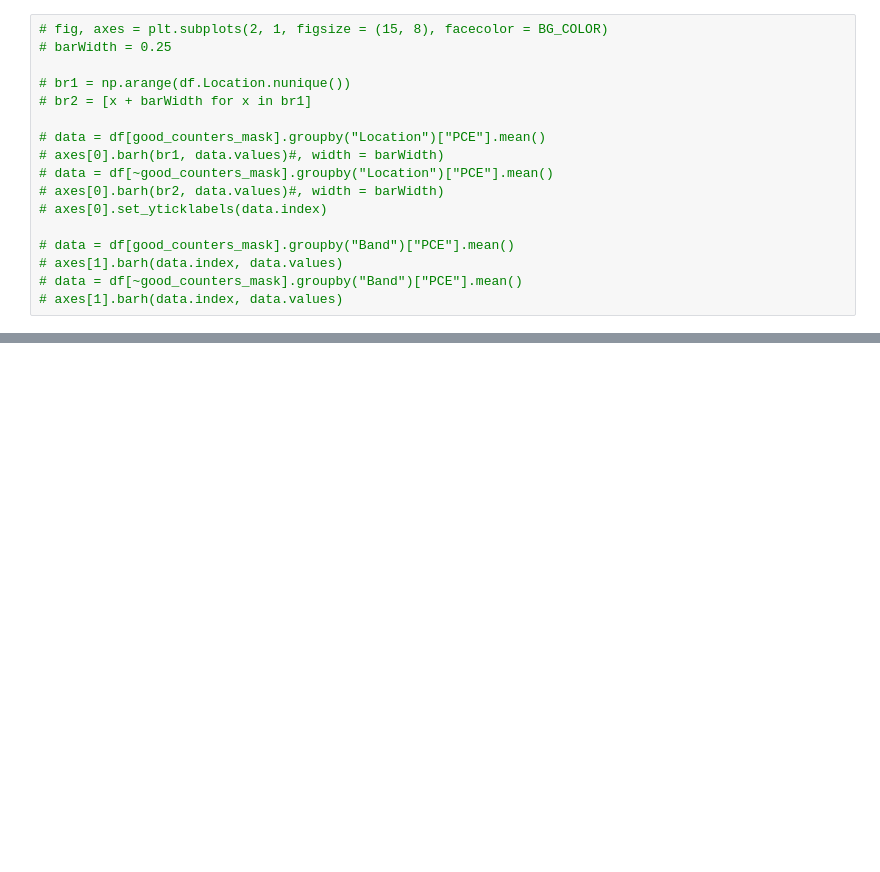
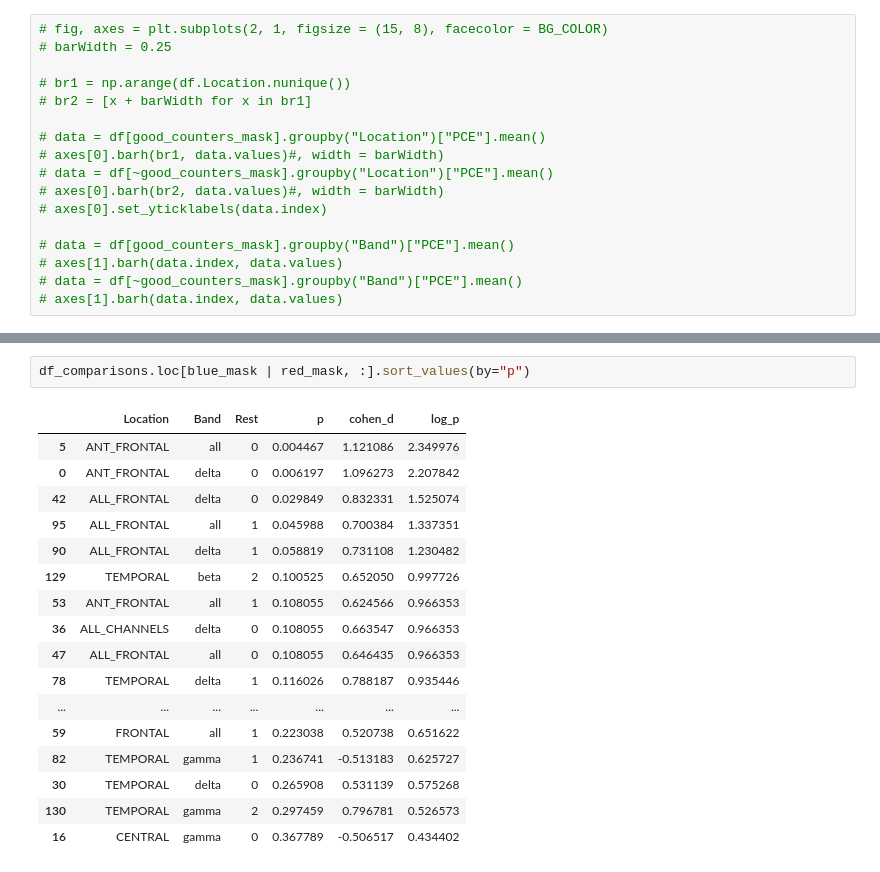
Before and after one commit to AngioG/EEG-Synchronization, a Jupyter notebook: arithmetic.ipynb, the cells around one changed output, grey strips where cells are left out. Drawn from its saved outputs; the diff is of its cells as text; blank space fills up the shorter version.

```diff
--- a/arithmetic.ipynb
+++ b/arithmetic.ipynb
@@ -140,0 +179,20 @@ plt.show()
+# %%
+df_comparisons.loc[blue_mask | red_mask, :].sort_values(by="p")
+# %% [output]
+|  | Location | Band | Rest | p | cohen_d | log_p |
+| 5 | ANT_FRONTAL | all | 0 | 0.004467 | 1.121086 | 2.349976 |
+| 0 | ANT_FRONTAL | delta | 0 | 0.006197 | 1.096273 | 2.207842 |
+| 42 | ALL_FRONTAL | delta | 0 | 0.029849 | 0.832331 | 1.525074 |
+| 95 | ALL_FRONTAL | all | 1 | 0.045988 | 0.700384 | 1.337351 |
+| 90 | ALL_FRONTAL | delta | 1 | 0.058819 | 0.731108 | 1.230482 |
+| 129 | TEMPORAL | beta | 2 | 0.100525 | 0.652050 | 0.997726 |
+| 53 | ANT_FRONTAL | all | 1 | 0.108055 | 0.624566 | 0.966353 |
+| 36 | ALL_CHANNELS | delta | 0 | 0.108055 | 0.663547 | 0.966353 |
+| 47 | ALL_FRONTAL | all | 0 | 0.108055 | 0.646435 | 0.966353 |
+| 78 | TEMPORAL | delta | 1 | 0.116026 | 0.788187 | 0.935446 |
+| ... | ... | ... | ... | ... | ... | ... |
+| 59 | FRONTAL | all | 1 | 0.223038 | 0.520738 | 0.651622 |
+| 82 | TEMPORAL | gamma | 1 | 0.236741 | -0.513183 | 0.625727 |
+| 30 | TEMPORAL | delta | 0 | 0.265908 | 0.531139 | 0.575268 |
+| 130 | TEMPORAL | gamma | 2 | 0.297459 | 0.796781 | 0.526573 |
+| 16 | CENTRAL | gamma | 0 | 0.367789 | -0.506517 | 0.434402 |
```
Also changed, not shown: parts of 10 cells of this notebook, 4 other files.
